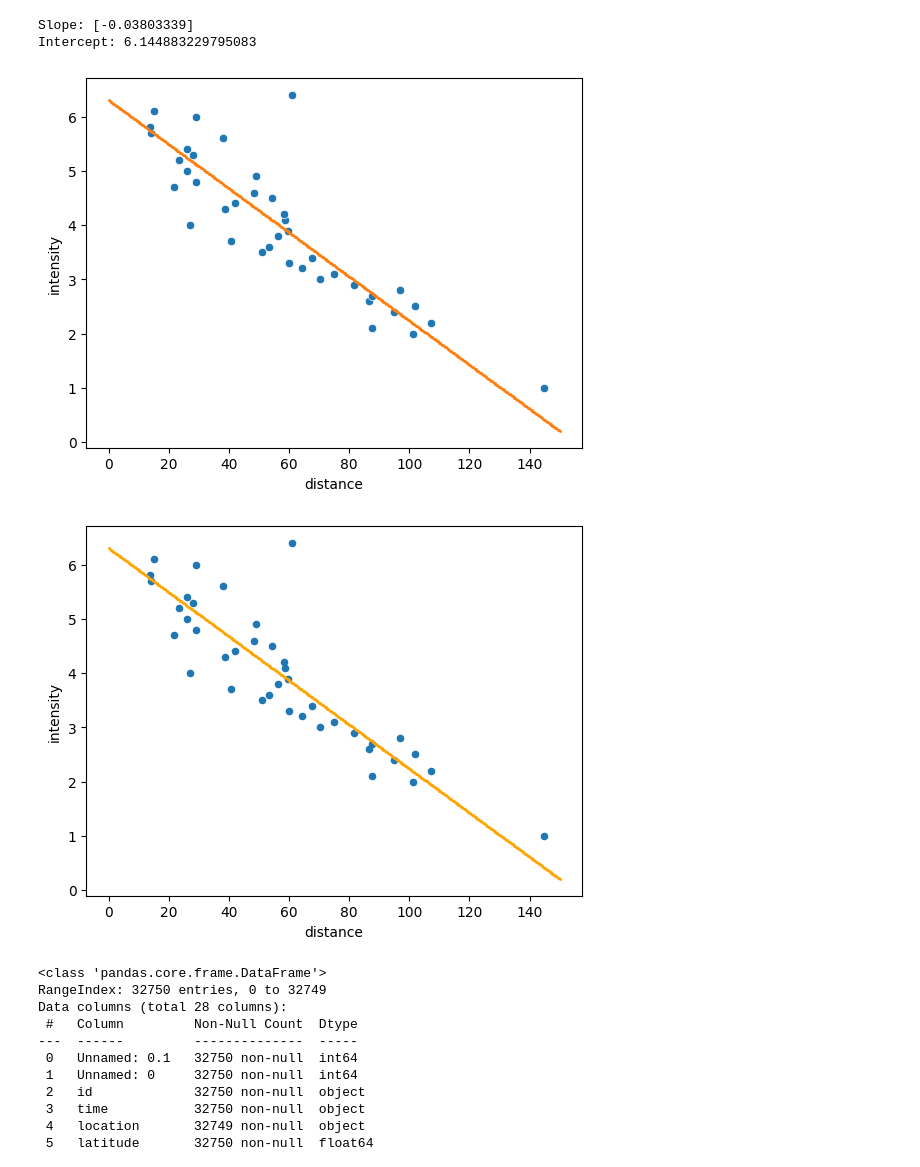
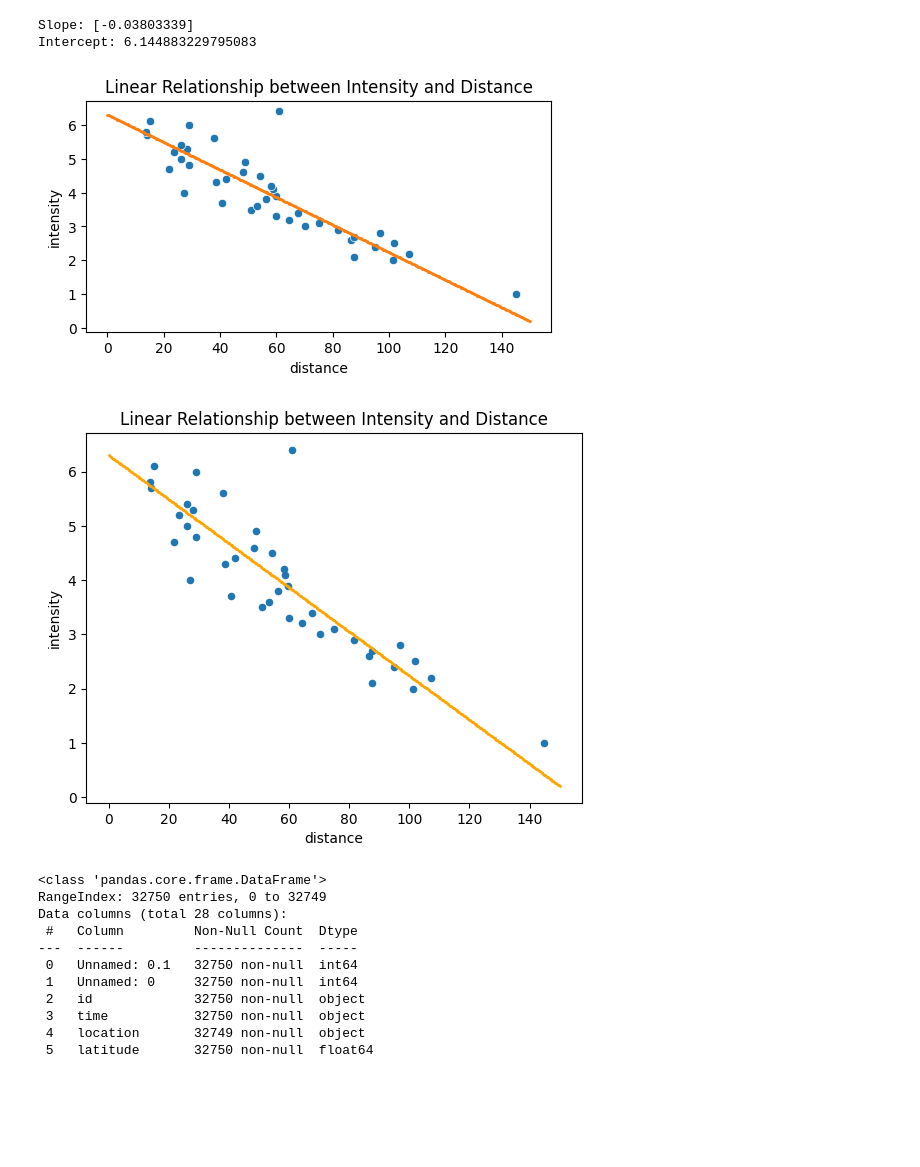
Before and after one commit to justinm329/Earthquake_Analysis, a Jupyter notebook: EDA_files/EDA_justifying_linearity.ipynb, the cells around one changed output. Drawn from its saved outputs; the diff is of its cells as text; code cells hidden in the pictures; blank space fills up the shorter version.

```diff
--- a/EDA_files/EDA_justifying_linearity.ipynb
+++ b/EDA_files/EDA_justifying_linearity.ipynb
@@ -133,22 +133,26 @@ Intercept: 6.144883229795083
 # %%
 x = np.linspace(0,150,500)
 y = slope_mean * x + slope_intercept+1
 
+plt.figure(figsize=(6,3))
 ax1 = sns.scatterplot(data = test_eq[test_eq['distance'] < 500], x = 'distance', y = 'intensity')
 ax2 = plt.scatter(x,y, s=1)
 
+plt.title("Linear Relationship between Intensity and Distance")
+
 plt.show()
 # %% [output]
-[figure, old version]
+[figure, new version]
 # %%
 test_eq.groupby('intensity')['distance'].mean().reset_index(
 ).plot(kind='scatter', x = 'distance', y='intensity')
 
 ax2 = plt.scatter(x,y, s=1, color='orange')
+plt.title("Linear Relationship between Intensity and Distance")
 
 plt.show()
 # %% [output]
-[figure, old version]
+[figure, new version]
 # %%
 dyfi_df.info()
 # %% [output]
```
Also changed, not shown: 2 other files.
